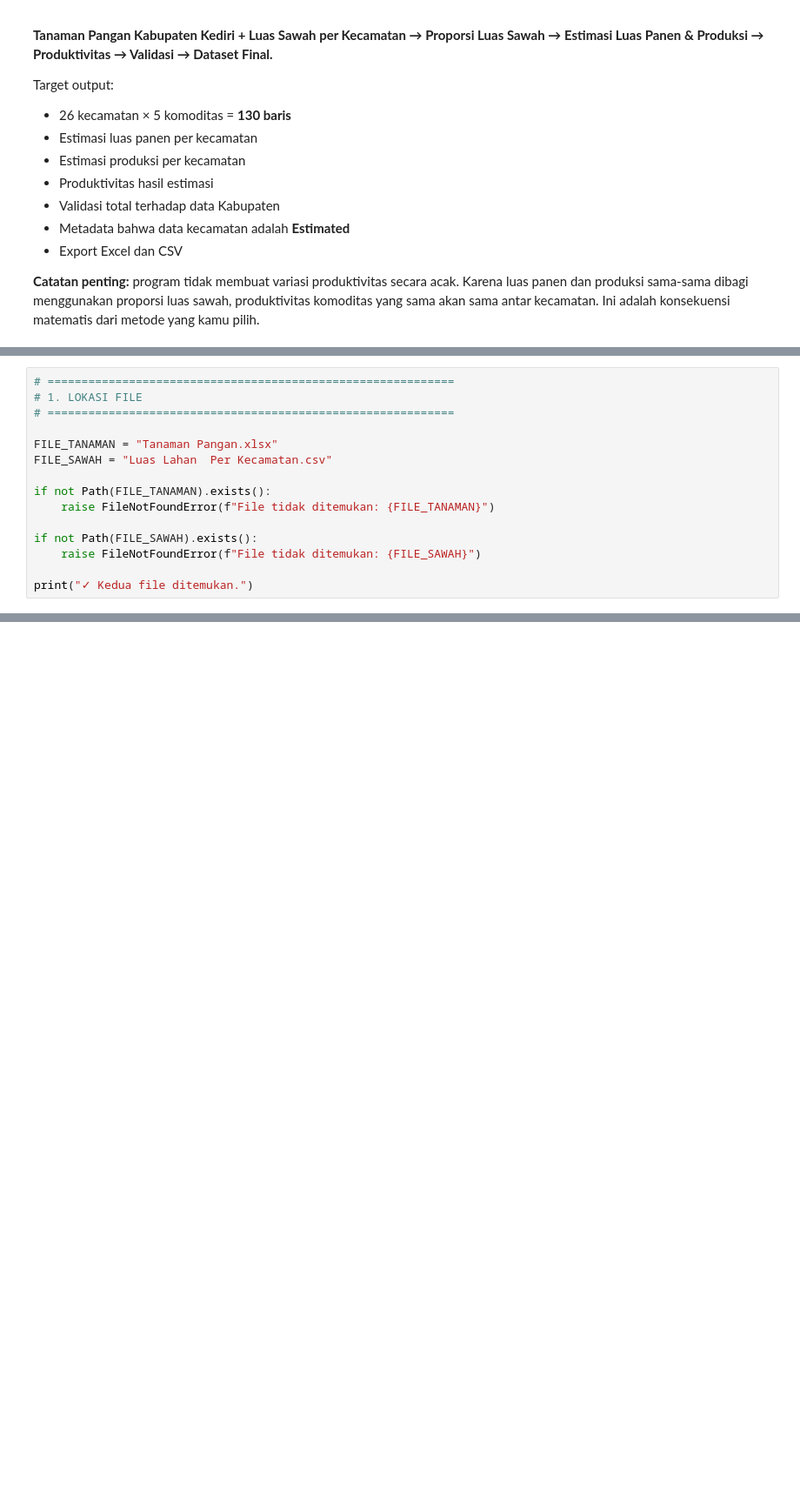
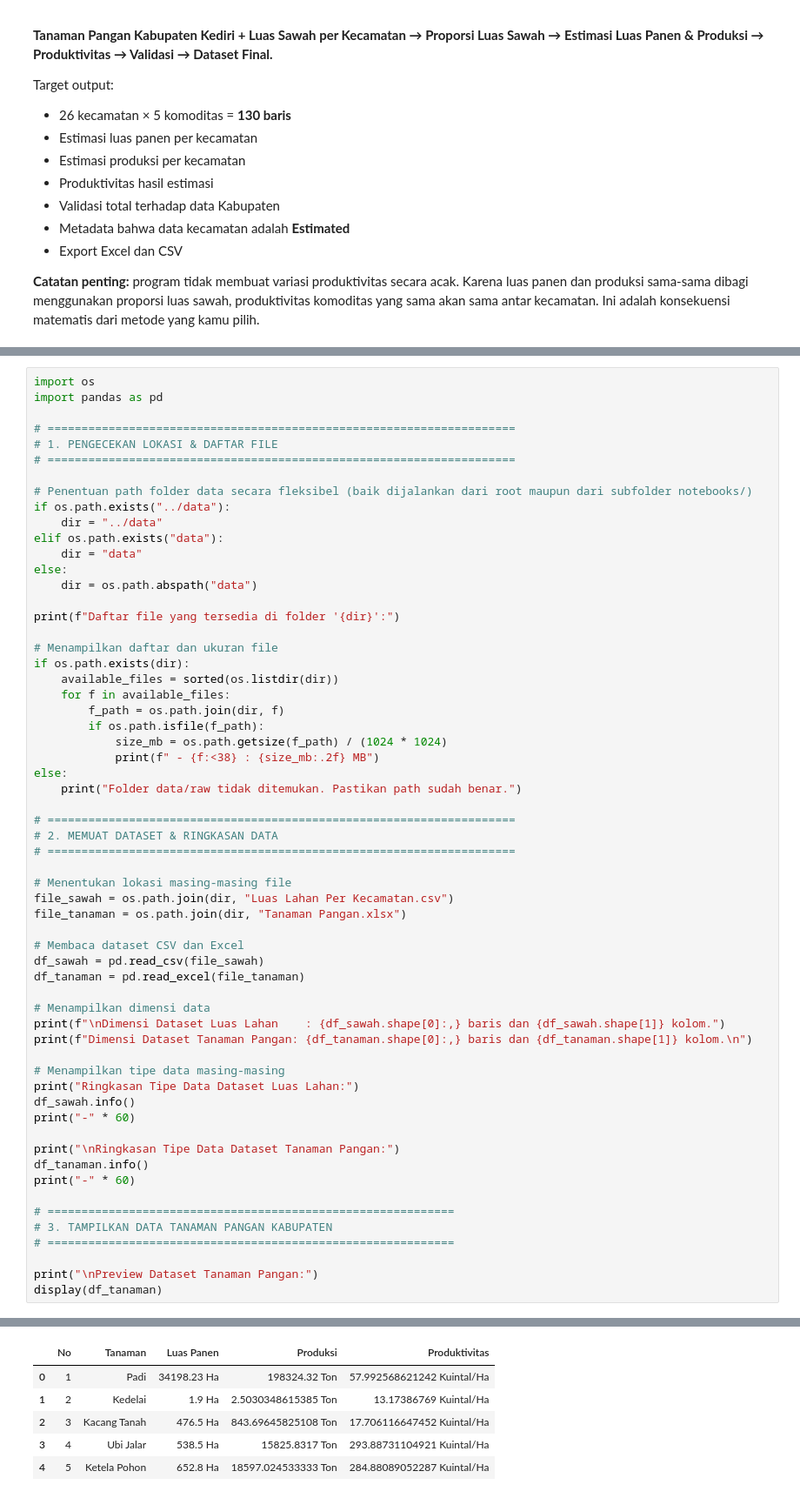
Before and after one commit to zarahrnw/AgriDash-0.1, a Jupyter notebook: notebooks/Pembagian Tanaman Pangan.ipynb, the cells around one changed output, grey strips where cells are left out. Shown at 87% size. Drawn from its saved outputs; the diff is of its cells as text; blank space fills up the shorter version.

```diff
--- a/notebooks/Pembagian Tanaman Pangan.ipynb
+++ b/notebooks/Pembagian Tanaman Pangan.ipynb
@@ -28,15 +31,61 @@ print("✓ Program siap dijalankan.")
 # %%
+import os
+import pandas as pd
+
+# =====================================================================
+# 1. PENGECEKAN LOKASI & DAFTAR FILE
+# =====================================================================
+
+# Penentuan path folder data secara fleksibel (baik dijalankan dari root maupun dari subfolder notebooks/)
+if os.path.exists("../data"):
+    dir = "../data"
+elif os.path.exists("data"):
+    dir = "data"
+else:
+    dir = os.path.abspath("data")
+
+print(f"Daftar file yang tersedia di folder '{dir}':")
+
+# Menampilkan daftar dan ukuran file
+if os.path.exists(dir):
+    available_files = sorted(os.listdir(dir))
+    for f in available_files:
+        f_path = os.path.join(dir, f)
+        if os.path.isfile(f_path):
+            size_mb = os.path.getsize(f_path) / (1024 * 1024)
+            print(f" - {f:<38} : {size_mb:.2f} MB")
+else:
+    print("Folder data/raw tidak ditemukan. Pastikan path sudah benar.")
+
+# =====================================================================
+# 2. MEMUAT DATASET & RINGKASAN DATA
+# =====================================================================
+
+# Menentukan lokasi masing-masing file
+file_sawah = os.path.join(dir, "Luas Lahan Per Kecamatan.csv")
+file_tanaman = os.path.join(dir, "Tanaman Pangan.xlsx")
+
+# Membaca dataset CSV dan Excel
+df_sawah = pd.read_csv(file_sawah)
+df_tanaman = pd.read_excel(file_tanaman)
+
+# Menampilkan dimensi data
+print(f"\nDimensi Dataset Luas Lahan    : {df_sawah.shape[0]:,} baris dan {df_sawah.shape[1]} kolom.")
+print(f"Dimensi Dataset Tanaman Pangan: {df_tanaman.shape[0]:,} baris dan {df_tanaman.shape[1]} kolom.\n")
+
+# Menampilkan tipe data masing-masing
+print("Ringkasan Tipe Data Dataset Luas Lahan:")
+df_sawah.info()
+print("-" * 60)
+
+print("\nRingkasan Tipe Data Dataset Tanaman Pangan:")
+df_tanaman.info()
+print("-" * 60)
+
 # ============================================================
-# 1. LOKASI FILE
+# 3. TAMPILKAN DATA TANAMAN PANGAN KABUPATEN
 # ============================================================
 
-FILE_TANAMAN = "Tanaman Pangan.xlsx"
-FILE_SAWAH = "Luas Lahan  Per Kecamatan.csv"
-
-if not Path(FILE_TANAMAN).exists():
-    raise FileNotFoundError(f"File tidak ditemukan: {FILE_TANAMAN}")
-
-if not Path(FILE_SAWAH).exists():
-    raise FileNotFoundError(f"File tidak ditemukan: {FILE_SAWAH}")
-
-print("✓ Kedua file ditemukan.")
+print("\nPreview Dataset Tanaman Pangan:")
+display(df_tanaman)
+# %% [output]
@@ -42,0 +109,6 @@ print("✓ Kedua file ditemukan.")
+|  | No | Tanaman | Luas Panen | Produksi | Produktivitas |
+| 0 | 1 | Padi | 34198.23 Ha | 198324.32 Ton | 57.992568621242 Kuintal/Ha |
+| 1 | 2 | Kedelai | 1.9 Ha | 2.5030348615385 Ton | 13.17386769 Kuintal/Ha |
+| 2 | 3 | Kacang Tanah | 476.5 Ha | 843.69645825108 Ton | 17.706116647452 Kuintal/Ha |
+| 3 | 4 | Ubi Jalar | 538.5 Ha | 15825.8317 Ton | 293.88731104921 Kuintal/Ha |
+| 4 | 5 | Ketela Pohon | 652.8 Ha | 18597.024533333 Ton | 284.88089052287 Kuintal/Ha |
```
Also changed, not shown: parts of 17 cells of this notebook, 1 other file.
